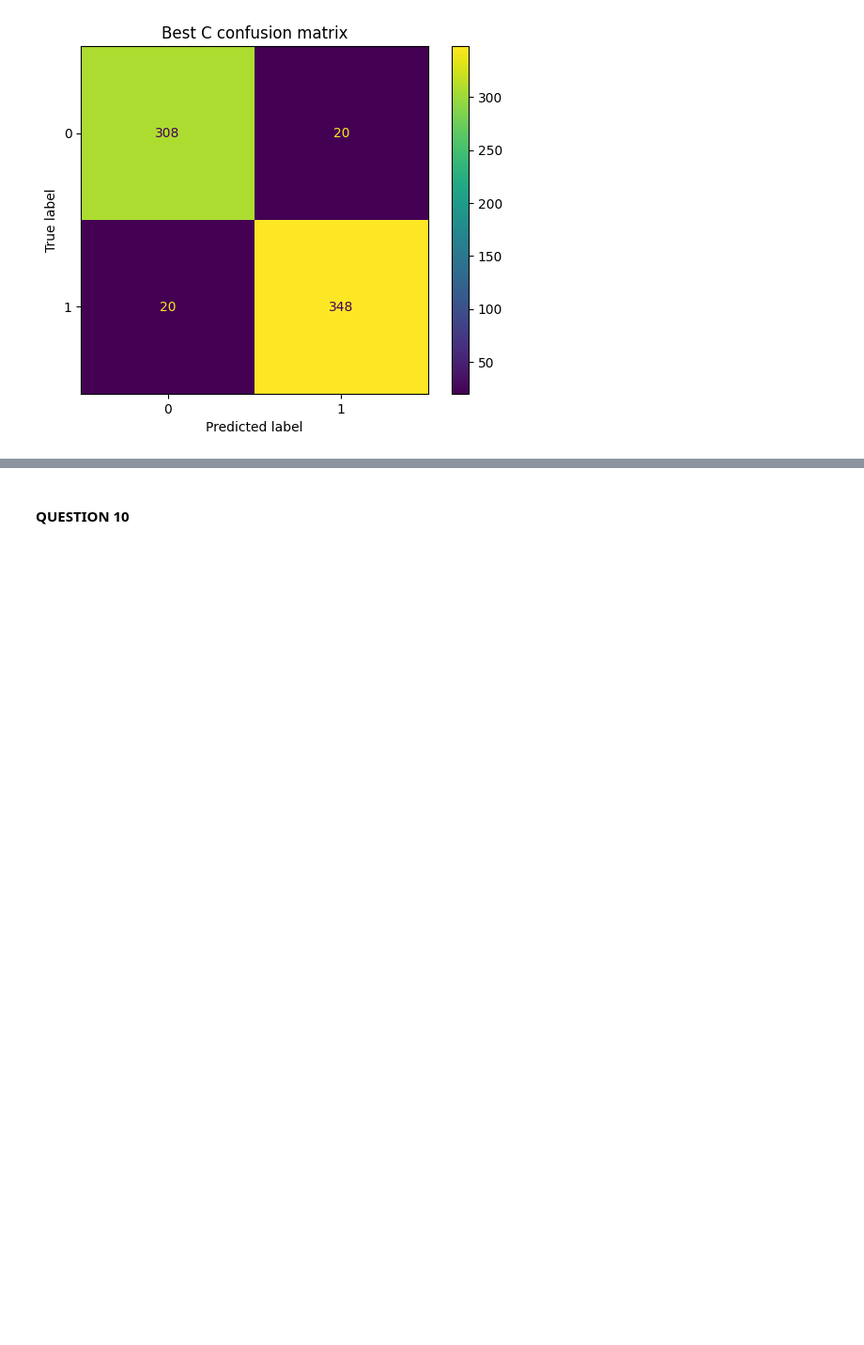
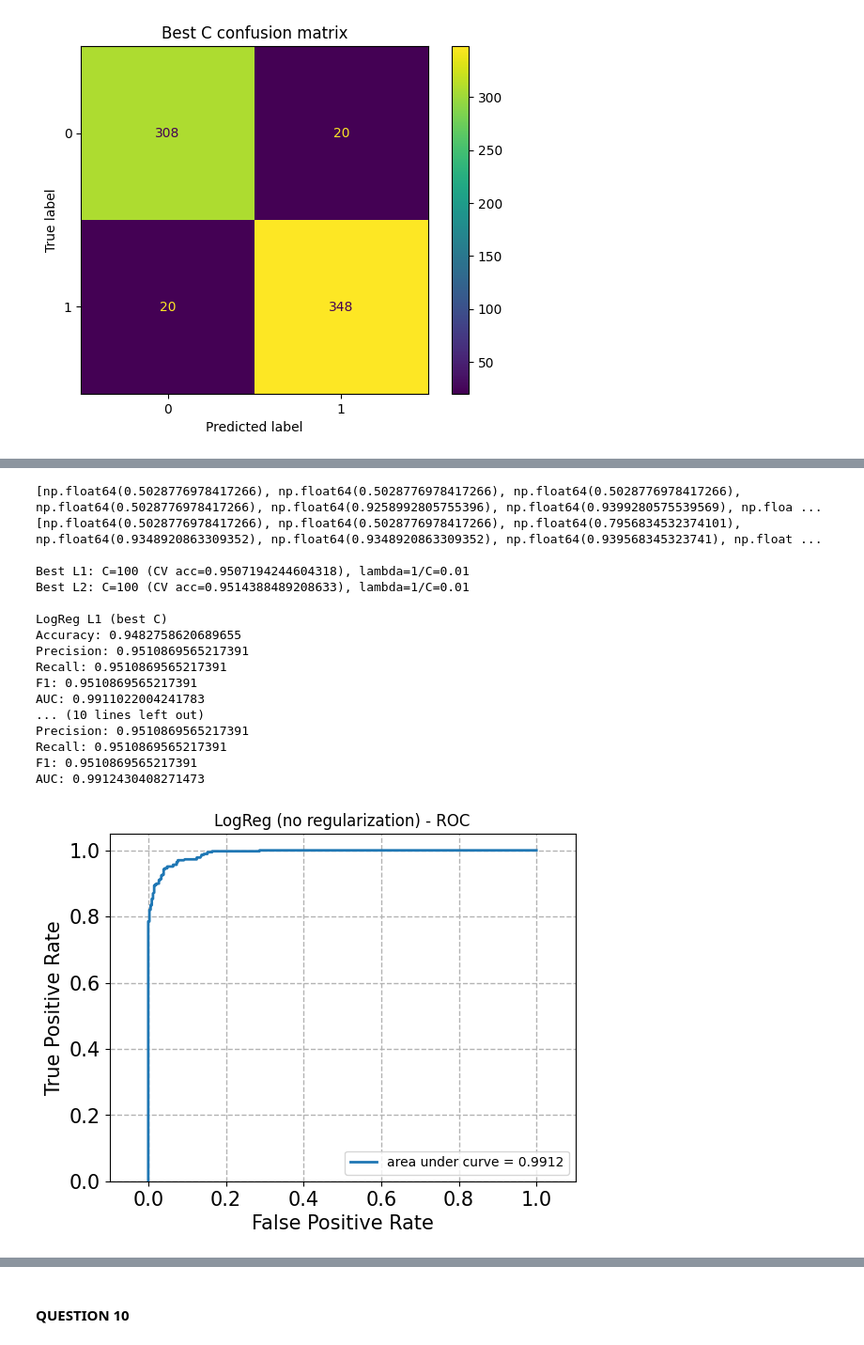
Before and after one commit to lylahub/ECE219P1, a Jupyter notebook: P1_code.ipynb, the cells around one changed output, grey strips where cells are left out. Shown at 94% size. Cells and saved outputs as stored; diff of their text form; code cells hidden in the pictures; blank space fills up the shorter version.

```diff
--- a/P1_code.ipynb
+++ b/P1_code.ipynb
@@ -711,0 +767,80 @@ F1: 0.9456521739130435
+# %%
+# Q9.2.1: cross validation (l1/l2) to find best C
+Cs = [10 ** k for k in range(-5, 6)]
+cv = StratifiedKFold(n_splits=5, shuffle=True, random_state=42)
+
+def find_best_C(penalty, X_train, y_train):
+    if penalty == "l1":
+        solver = "liblinear"
+    elif penalty == "l2":
+        solver = "lbfgs"
+    else:
+        raise ValueError("penalty must be 'l1' or 'l2'")
+
+    mean_scores = []
+    for C in Cs:
+        clf = LogisticRegression(penalty=penalty, C=C, solver=solver, max_iter=5000, random_state=42)
+        scores = cross_val_score(clf, X_train, y_train, cv=cv, scoring="accuracy")
+        mean_scores.append(scores.mean())
+
+    best_idx = int(np.argmax(mean_scores))
+    # print(mean_scores)
+    return Cs[best_idx], mean_scores[best_idx], solver, mean_scores
+
+
+bestC_l1, bestAcc_l1, solver_l1, l1_scores = find_best_C("l1", X_train_lsi, y_train_svm)
+bestC_l2, bestAcc_l2, solver_l2, l2_scores = find_best_C("l2", X_train_lsi, y_train_svm)
+
+print(f"\nBest L1: C={bestC_l1} (CV acc={bestAcc_l1}), lambda=1/C={1/bestC_l1}")
+print(f"Best L2: C={bestC_l2} (CV acc={bestAcc_l2}), lambda=1/C={1/bestC_l2}")
+
+# Q9.2.2 Evaluate best Cs on test set
+res_l1 = eval_logreg(
+    X_train_lsi, y_train_svm, X_test_lsi, y_test_svm,
+    penalty="l1", C=bestC_l1, solver=solver_l1
+)
+res_l2 = eval_logreg(
+    X_train_lsi, y_train_svm, X_test_lsi, y_test_svm,
+    penalty="l2", C=bestC_l2, solver=solver_l2
+)
+
+def print_res(name, res):
+    print(f"\n{name}")
+    print(f"Accuracy: {res['accuracy']}")
+    print(f"Precision: {res['precision']}")
+    print(f"Recall: {res['recall']}")
+    print(f"F1: {res['f1']}")
+    print(f"AUC: {res['auc']}")
+
+print_res("LogReg L1 (best C)", res_l1)
+print_res("LogReg L2 (best C)", res_l2)
+print_res("LogReg (no regularization)", res_none)
+
+for title, res in [
+    ("LogReg (no regularization)", res_none),
+    ("LogReg L1 (best C)", res_l1),
+    ("LogReg L2 (best C)", res_l2),
+]:
+    plot_roc(res["fpr"], res["tpr"], title=title + " - ROC")
+    ConfusionMatrixDisplay(res["cm"]).plot()
+    plt.title(f"{title} - Confusion Matrix")
+    plt.show()
+# %% [output]
+[np.float64(0.5028776978417266), np.float64(0.5028776978417266), np.float64(0.5028776978417266), np.float64(0.5028776978417266), np.float64(0.9258992805755396), np.float64(0.9399280575539569), np.floa ...
+[np.float64(0.5028776978417266), np.float64(0.5028776978417266), np.float64(0.7956834532374101), np.float64(0.9348920863309352), np.float64(0.9348920863309352), np.float64(0.939568345323741), np.float ...
+
+Best L1: C=100 (CV acc=0.9507194244604318), lambda=1/C=0.01
+Best L2: C=100 (CV acc=0.9514388489208633), lambda=1/C=0.01
+
+LogReg L1 (best C)
+Accuracy: 0.9482758620689655
+Precision: 0.9510869565217391
+Recall: 0.9510869565217391
+F1: 0.9510869565217391
+AUC: 0.9911022004241783
+... (10 lines left out)
+Precision: 0.9510869565217391
+Recall: 0.9510869565217391
+F1: 0.9510869565217391
+AUC: 0.9912430408271473
+[figure, added]
```
Also changed, not shown: parts of 14 cells of this notebook.
